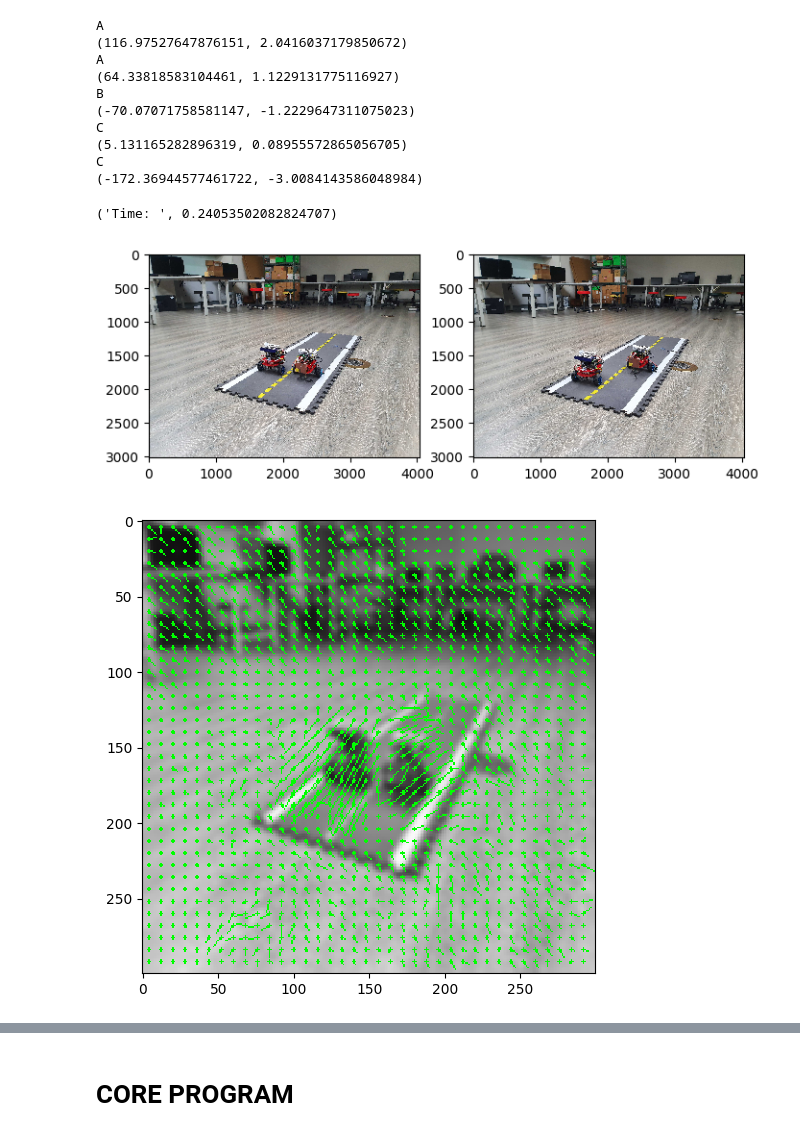
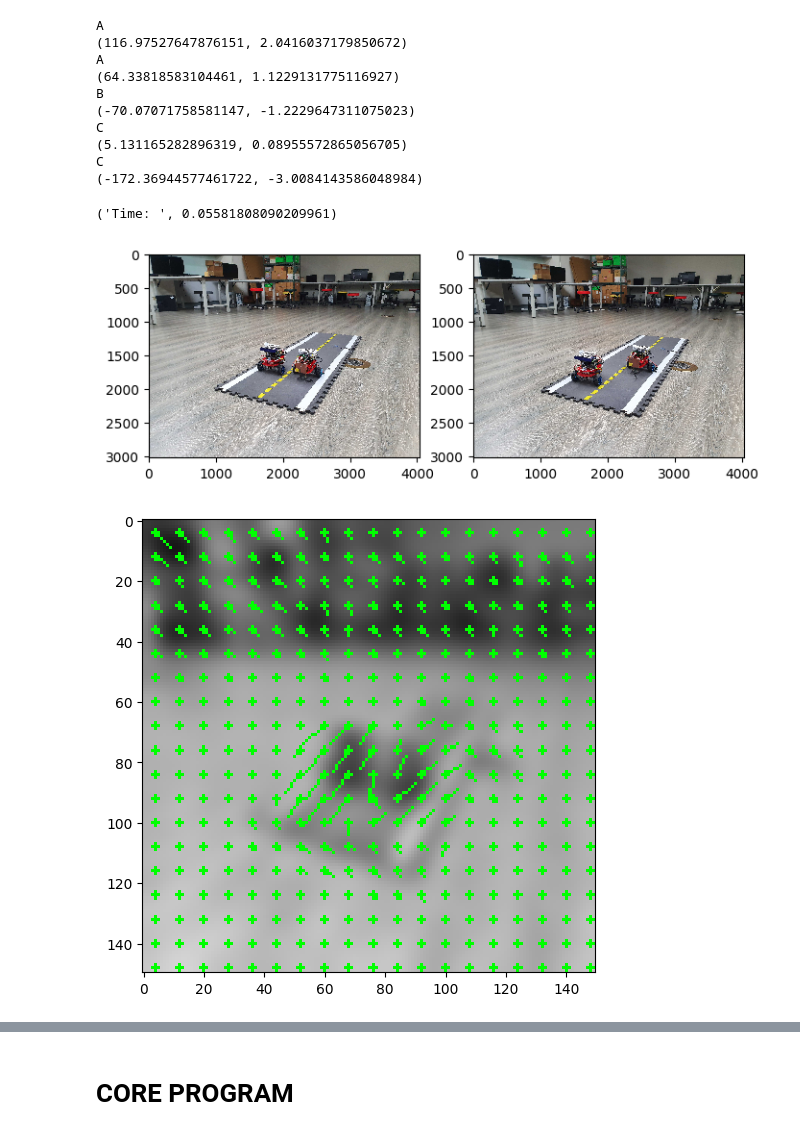
Before and after one commit to championway/traffic_motion_detection, a Jupyter notebook: test.ipynb, the cells around one changed output, grey strips where cells are left out. Cells and saved outputs as stored; diff of their text form; code cells hidden in the pictures.

```diff
--- a/test.ipynb
+++ b/test.ipynb
@@ -206,22 +246,22 @@ input_1, input_2 = img_2.copy(), img_6.copy()
 
 start_t = time.time()
 # Resize and save a greyscale version of the image
-frame_1 = cv2.resize(input_1, (300, 300), interpolation=cv2.INTER_CUBIC)
+frame_1 = cv2.resize(input_1, (150, 150), interpolation=cv2.INTER_CUBIC)
 gray_1 = cv2.cvtColor(frame_1, cv2.COLOR_BGR2GRAY)
-frame_2 = cv2.resize(input_2, (300, 300), interpolation=cv2.INTER_CUBIC)
+frame_2 = cv2.resize(input_2, (150, 150), interpolation=cv2.INTER_CUBIC)
 gray_2 = cv2.cvtColor(frame_2, cv2.COLOR_BGR2GRAY)
 
 # Blur it to remove camera noise (reducing false positives)
-gray_1 = cv2.GaussianBlur(gray_1, (41, 41), 0)
-gray_2 = cv2.GaussianBlur(gray_2, (41, 41), 0)
+gray_1 = cv2.GaussianBlur(gray_1, (21, 21), 0)
+gray_2 = cv2.GaussianBlur(gray_2, (21, 21), 0)
 
 # Compare the two frames, find the difference
 frame_delta = cv2.absdiff(gray_1, gray_2)
-thresh = cv2.threshold(frame_delta, 25, 255, cv2.THRESH_BINARY)[1]
+frame_delta = cv2.threshold(frame_delta, 35, 255, cv2.THRESH_BINARY)[1]
 
 # Fill in holes via dilate(), and find contours of the thesholds
-thresh = cv2.dilate(thresh, None, iterations = 2)
-cnts, _ = cv2.findContours(thresh.copy(), cv2.RETR_EXTERNAL, cv2.CHAIN_APPROX_SIMPLE)
+frame_delta = cv2.dilate(frame_delta, None, iterations = 2)
+cnts, _ = cv2.findContours(frame_delta.copy(), cv2.RETR_EXTERNAL, cv2.CHAIN_APPROX_SIMPLE)
 
 # loop over the contours
 for c in cnts:
@@ -232,8 +272,6 @@ for c in cnts:
     # If the contour is too small, ignore it, otherwise, there's transient
     # movement
     if cv2.contourArea(c) > MIN_SIZE_FOR_MOVEMENT:
-        transient_movement_flag = True
-
         # Draw a rectangle around big enough movements
         cv2.rectangle(frame_1, (x, y), (x + w, y + h), (0, 255, 0), 2)
         #print("Move")
@@ -338,41 +376,57 @@ def draw_hsv(flow):
     v = np.sqrt(fx * fx + fy * fy)
     v_mean = v.mean()
     v_med = np.median(v)
-    v = v - v_med
+#     v = v - v_med
     v_q = np.quantile(v, .9)
     hsv = np.zeros((h, w, 3), np.uint8)
     for i in range(h):
         for j in range(w):
-            if v[i][j] > 7:
+            if v[i][j] > 4:
                 direction = check_direction(ang[i][j], direction_shift)
                 if direction == 1:
                     hsv[i][j][2] = 255
-                elif direction == -1:
-                    hsv[i][j][1] = 255
+#                 elif direction == -1:
+#                     hsv[i][j][1] = 255
     return hsv
 
 start_t = time.time()
 # Resize and save a greyscale version of the image
-frame_1 = cv2.resize(input_1, (300, 300), interpolation=cv2.INTER_CUBIC)
+frame_1 = cv2.resize(input_1, (150, 150), interpolation=cv2.INTER_CUBIC)
 gray_1 = cv2.cvtColor(frame_1, cv2.COLOR_BGR2GRAY)
-frame_2 = cv2.resize(input_2, (300, 300), interpolation=cv2.INTER_CUBIC)
+frame_2 = cv2.resize(input_2, (150, 150), interpolation=cv2.INTER_CUBIC)
 gray_2 = cv2.cvtColor(frame_2, cv2.COLOR_BGR2GRAY)
 
-gray_1 = cv2.GaussianBlur(gray_1, (11, 11), 0)
-gray_2 = cv2.GaussianBlur(gray_2, (11, 11), 0)
+gray_1 = cv2.GaussianBlur(gray_1, (21, 21), 0)
+gray_2 = cv2.GaussianBlur(gray_2, (21, 21), 0)
 
 flow = cv2.calcOpticalFlowFarneback(gray_1, gray_2, None,0.5,5,15,3,5,1.1,cv2.OPTFLOW_FARNEBACK_GAUSSIAN)
 
 flow_img = draw_flow(gray_1, flow)
 
 hsv_img = draw_hsv(flow)
 
+cnt_img = cv2.cvtColor(hsv_img.copy(), cv2.COLOR_BGR2GRAY)
+cnts, _ = cv2.findContours(cnt_img, cv2.RETR_EXTERNAL, cv2.CHAIN_APPROX_SIMPLE)
+
+for c in cnts:
+
+    # Save the coordinates of all found contours
+    (x, y, w, h) = cv2.boundingRect(c)
+
+    # If the contour is too small, ignore it, otherwise, there's transient
+    # movement
+    if cv2.contourArea(c) > 100:
+        # Draw a rectangle around big enough movements
+        cv2.circle(hsv_img, (x+w/2, y+h/2), 2, (0, 255, 255), -1)
+        cv2.rectangle(hsv_img, (x, y), (x + w, y + h), (0, 255, 0), 1)
+        #print("Move")
+
 overlapping = cv2.addWeighted(flow_img, 0.5, hsv_img, 0.5, 0)
 
 print("Time: ", time.time() - start_t)
 
 plot_img(input_1, input_2, flow_img, overlapping)
 # %% [output]
-('Time: ', 0.24053502082824707)
+('Time: ', 0.05581808090209961)
 [figure]
-[figure, old version]
+[figure, new version]
```
Also changed, not shown: parts of 9 cells of this notebook.
